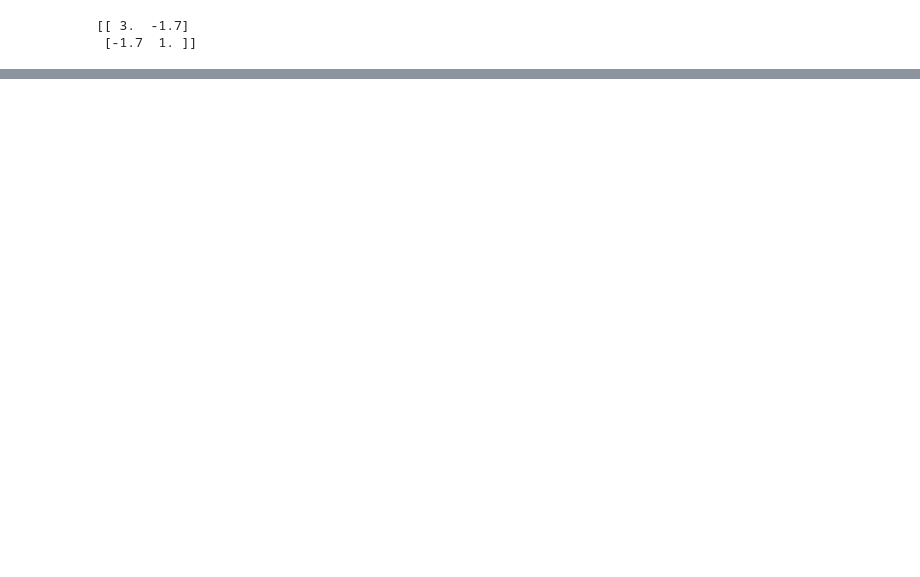
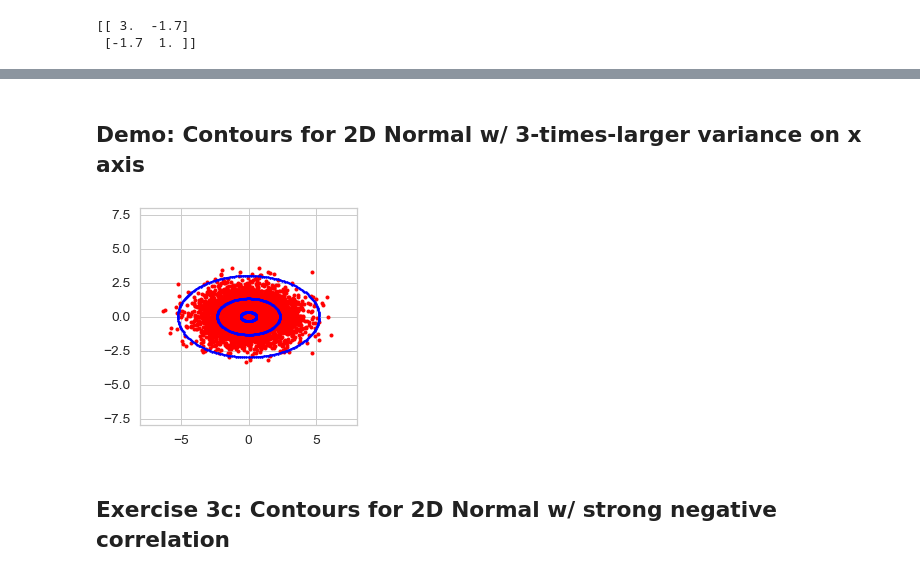
Before and after one commit to tufts-ml-courses/comp136-21s-assignments, a Jupyter notebook: notebooks/day06-MultivariateGaussianDistributions.ipynb, the cells around one changed output, grey strips where cells are left out. Drawn from its saved outputs; the diff is of its cells as text; code cells hidden in the pictures; blank space fills up the shorter version.

```diff
--- a/notebooks/day06-MultivariateGaussianDistributions.ipynb
+++ b/notebooks/day06-MultivariateGaussianDistributions.ipynb
@@ -349,0 +554,22 @@ print(neg_corr_cov_22)
+# %% [markdown]
+## Demo: Contours for 2D Normal w/ 3-times-larger variance on x axis
+# %%
+mu_D = np.asarray([0, 0])
+cov_DD = np.asarray([[3, 0 ], [0, 1]])
+
+# First, plot N samples
+N = 5000
+x_N2 = scipy.stats.multivariate_normal.rvs(mu_D, cov_DD, N)
+plt.plot(x_N2[:,0], x_N2[:,1], 'r.')
+
+# Second, plot the contours
+plotGauss2DEllipticalContours(mu_D, cov_DD)
+
+B = 8
+plt.gca().set_aspect('equal', 'box');
+plt.gca().set_xlim([-B, B]);
+plt.gca().set_ylim([-B, B]);
+# %% [output]
+[figure, added]
+# %% [markdown]
+## Exercise 3c: Contours for 2D Normal w/ strong negative correlation
```
Also changed, not shown: parts of 49 cells of this notebook.
